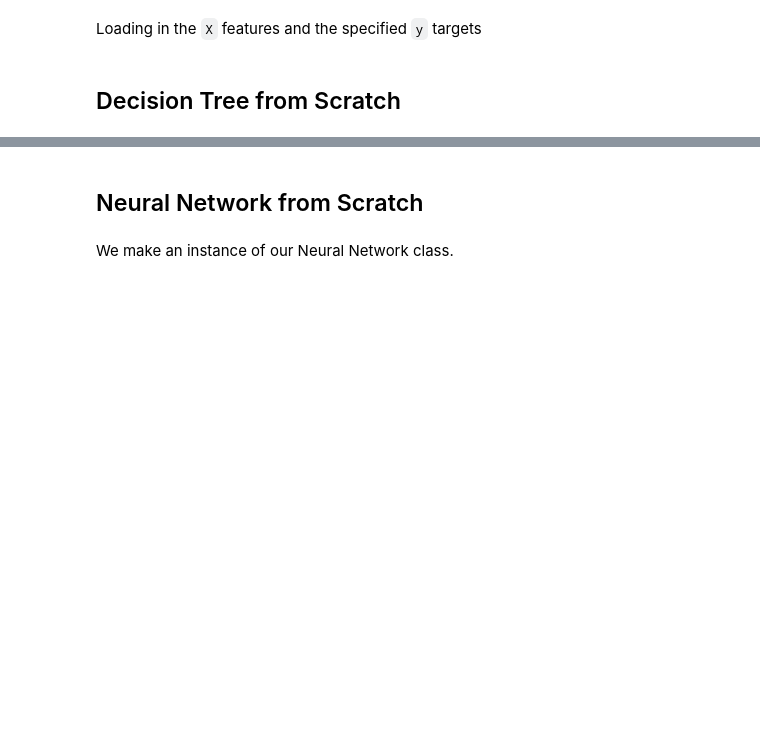
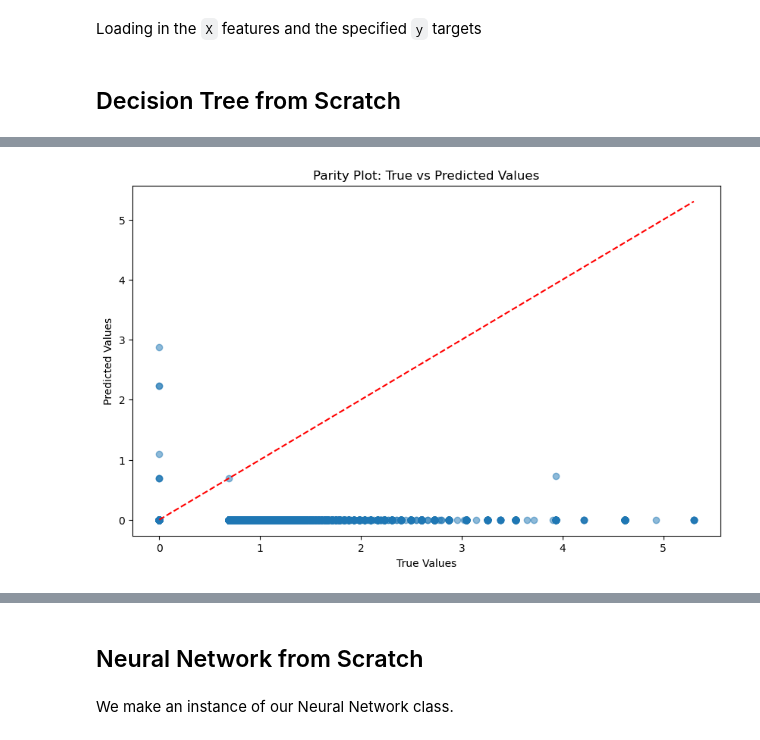
Before and after one commit to mindenki/2025-ITU-MachineLearning-Project-Claims-Risk-zrt, a Jupyter notebook: notebooks/04_Models_scratch.ipynb, the cells around one changed output, grey strips where cells are left out. Cells and saved outputs as stored; diff of their text form; code cells hidden in the pictures; blank space fills up the shorter version.

```diff
--- a/notebooks/04_Models_scratch.ipynb
+++ b/notebooks/04_Models_scratch.ipynb
@@ -58,0 +94,4 @@ residual_plot(y_test, y_pred, title="Decision Tree Residual Plot")
+# %%
+parity_plot(y_train, y_train_pred, name=name)
+# %% [output]
+[figure, added]
```
Also changed, not shown: parts of 59 cells of this notebook, 1 other file.
